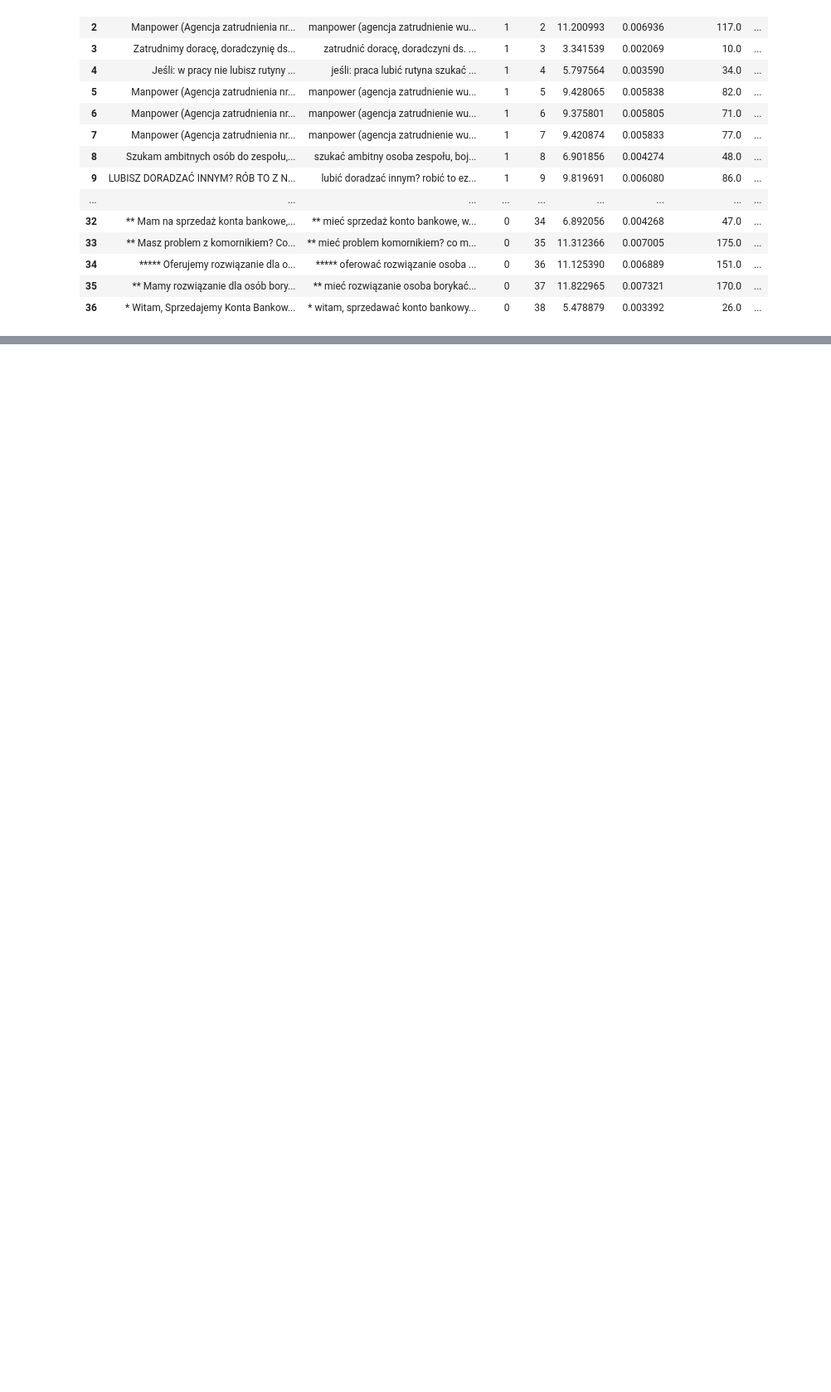
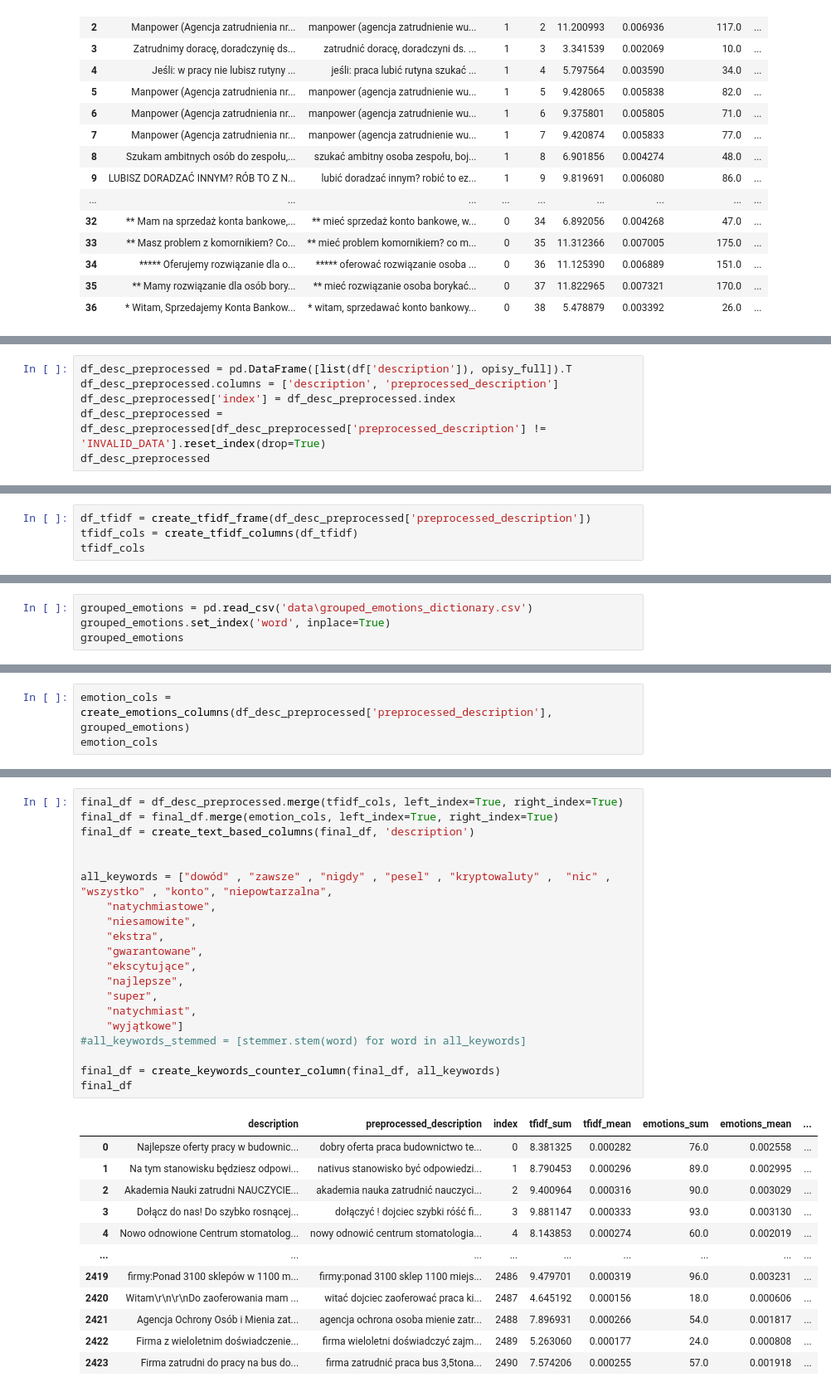
Before and after one commit to wojciechkosiuk/mISIe-SupervisionHack2023, a Jupyter notebook: bag_of_words.ipynb, the cells around one changed output, grey strips where cells are left out. Shown at 83% size. Drawn from its saved outputs; the diff is of its cells as text; blank space fills up the shorter version.

```diff
--- a/bag_of_words.ipynb
+++ b/bag_of_words.ipynb
@@ -307,0 +345,6 @@ final_df
+# %%
+df_desc_preprocessed = pd.DataFrame([list(df['description']), opisy_full]).T
+df_desc_preprocessed.columns = ['description', 'preprocessed_description']
+df_desc_preprocessed['index'] = df_desc_preprocessed.index
+df_desc_preprocessed = df_desc_preprocessed[df_desc_preprocessed['preprocessed_description'] != 'INVALID_DATA'].reset_index(drop=True)
+df_desc_preprocessed
@@ -307,0 +365,4 @@ final_df
+# %%
+df_tfidf = create_tfidf_frame(df_desc_preprocessed['preprocessed_description'])
+tfidf_cols = create_tfidf_columns(df_tfidf)
+tfidf_cols
@@ -307,0 +383,4 @@ final_df
+# %%
+grouped_emotions = pd.read_csv('data\grouped_emotions_dictionary.csv')
+grouped_emotions.set_index('word', inplace=True)
+grouped_emotions
@@ -307,0 +402,3 @@ final_df
+# %%
+emotion_cols = create_emotions_columns(df_desc_preprocessed['preprocessed_description'], grouped_emotions)
+emotion_cols
@@ -307,0 +419,33 @@ final_df
+# %%
+final_df = df_desc_preprocessed.merge(tfidf_cols, left_index=True, right_index=True)
+final_df = final_df.merge(emotion_cols, left_index=True, right_index=True)
+final_df = create_text_based_columns(final_df, 'description')
+
+
+all_keywords = ["dowód" , "zawsze" , "nigdy" , "pesel" , "kryptowaluty" ,  "nic" , "wszystko" , "konto", "niepowtarzalna",
+    "natychmiastowe",
+    "niesamowite",
+    "ekstra",
+    "gwarantowane",
+    "ekscytujące",
+    "najlepsze",
+    "super",
+    "natychmiast",
+    "wyjątkowe"]
+#all_keywords_stemmed = [stemmer.stem(word) for word in all_keywords]
+
+final_df = create_keywords_counter_column(final_df, all_keywords)
+final_df
+# %% [output]
+|  | description | preprocessed_description | index | tfidf_sum | tfidf_mean | emotions_sum | emotions_mean | ... |
+| 0 | Najlepsze oferty pracy w budownic... | dobry oferta praca budownictwo te... | 0 | 8.381325 | 0.000282 | 76.0 | 0.002558 | ... |
+| 1 | Na tym stanowisku będziesz odpowi... | nativus stanowisko być odpowiedzi... | 1 | 8.790453 | 0.000296 | 89.0 | 0.002995 | ... |
+| 2 | Akademia Nauki zatrudni NAUCZYCIE... | akademia nauka zatrudnić nauczyci... | 2 | 9.400964 | 0.000316 | 90.0 | 0.003029 | ... |
+| 3 | Dołącz do nas! Do szybko rosnącej... | dołączyć ! dojciec szybki róść fi... | 3 | 9.881147 | 0.000333 | 93.0 | 0.003130 | ... |
+| 4 | Nowo odnowione Centrum stomatolog... | nowy odnowić centrum stomatologia... | 4 | 8.143853 | 0.000274 | 60.0 | 0.002019 | ... |
+| ... | ... | ... | ... | ... | ... | ... | ... | ... |
+| 2419 | firmy:Ponad 3100 sklepów w 1100 m... | firmy:ponad 3100 sklep 1100 miejs... | 2486 | 9.479701 | 0.000319 | 96.0 | 0.003231 | ... |
+| 2420 | Witam\r\n\r\nDo zaoferowania mam ... | witać dojciec zaoferować praca ki... | 2487 | 4.645192 | 0.000156 | 18.0 | 0.000606 | ... |
+| 2421 | Agencja Ochrony Osób i Mienia zat... | agencja ochrona osoba mienie zatr... | 2488 | 7.896931 | 0.000266 | 54.0 | 0.001817 | ... |
+| 2422 | Firma z wieloletnim doświadczenie... | firma wieloletni doświadczyć zajm... | 2489 | 5.263060 | 0.000177 | 24.0 | 0.000808 | ... |
+| 2423 | Firma zatrudni do pracy na bus do... | firma zatrudnić praca bus 3,5tona... | 2490 | 7.574206 | 0.000255 | 57.0 | 0.001918 | ... |
```
Also changed, not shown: parts of 11 cells of this notebook, 3 other files.
